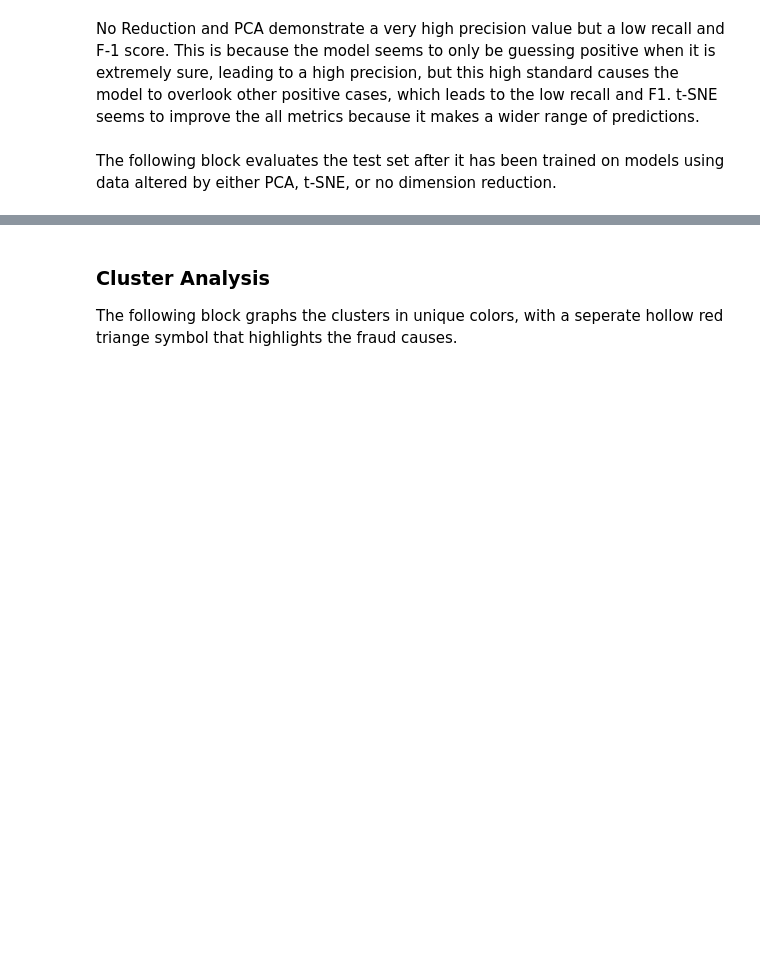
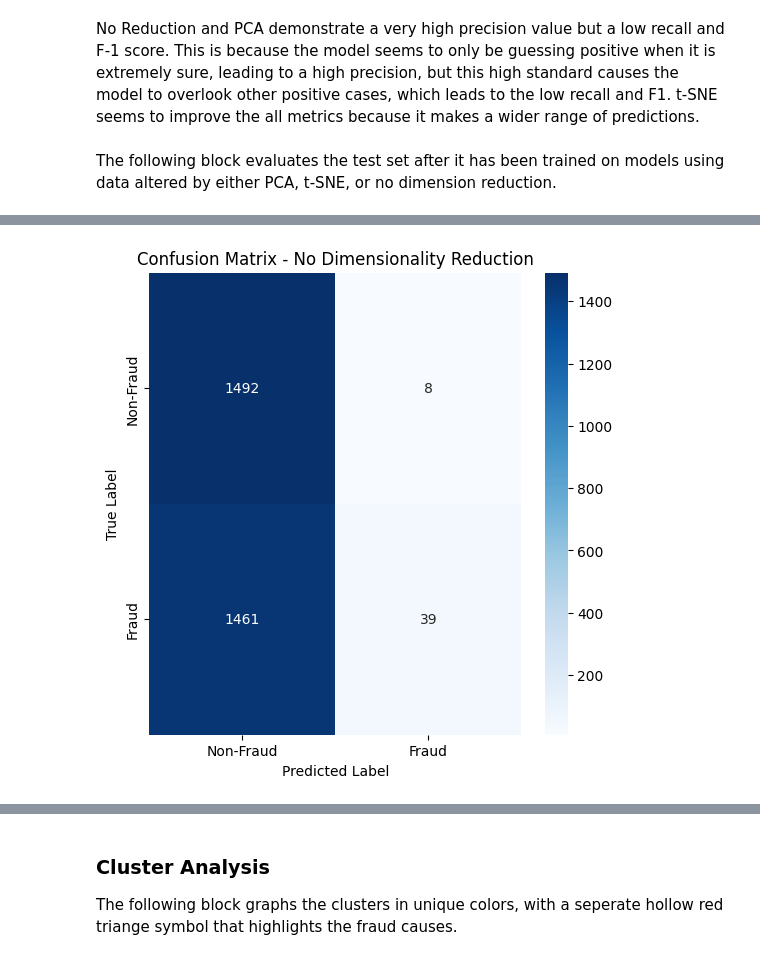
Before and after one commit to rrangelvargas/INM701, a Jupyter notebook: src/maingmm.ipynb, the cells around one changed output, grey strips where cells are left out. Cells and saved outputs as stored; diff of their text form; code cells hidden in the pictures; blank space fills up the shorter version.

```diff
--- a/src/maingmm.ipynb
+++ b/src/maingmm.ipynb
@@ -705,42 +820,71 @@ X_train, X_test, y_train, y_test = train_test_split(
     X_scaled, y, test_size=0.3, random_state=42, stratify=y
 )
 
-# evaluate test sets and store results
-methods = ["No Dimensionality Reduction", "PCA", "t-SNE"]
+method_configs = {
+    "No Dimensionality Reduction": {
+        "method": None,
+        "best_result": best_no_reduction_result
+    },
+    "PCA": {
+        "method": "PCA",
+        "best_result": best_pca_result,
+        "threshold_key": "pca_threshold"
+    },
+    "t-SNE": {
+        "method": "t-SNE",
+        "best_result": best_tsne_result,
+        "perplexity_key": "tsne_perplexity"
+    }
+}
+
+# initialize dictionaries to store evaluation results
 test_conf_matrices = {}
 reduced_test_sets = {}
 test_clusters_results = {}
 
-for method in methods:
-    if method == "No Dimensionality Reduction":
+# evaluate each method
+for method_name, config in method_configs.items():
+    print(f"\nEvaluating {method_name}")
+    method = config["method"]
+    best_result = config["best_result"]
+    n_clusters = int(best_result["n_components"])
+    covariance_type = best_result["covariance_type"]
+
+    if method == "PCA":
+        pca_threshold = best_result[config["threshold_key"]]
+        cm, X_test_reduced, test_clusters = evaluate_on_test_set(
+            X_train, X_test, y_test,
+            method="PCA",
+            pca_threshold=pca_threshold,
+            n_clusters=n_clusters,
+            covariance_type=covariance_type
+        )
+        reduced_test_sets[method_name] = X_test_reduced
+        test_clusters_results[method_name] = test_clusters
+
+    elif method == "t-SNE":
+        tsne_perplexity = best_result[config["perplexity_key"]]
+        cm, X_test_reduced, test_clusters = evaluate_on_test_set(
+            X_train, X_test, y_test,
+            method="t-SNE",
+            tsne_perplexity=tsne_perplexity,
+            n_clusters=n_clusters,
+            covariance_type=covariance_type
+        )
+        reduced_test_sets[method_name] = X_test_reduced
+        test_clusters_results[method_name] = test_clusters
+
+    else:
         cm, _, _ = evaluate_on_test_set(
-            X_train, y_train, X_test, y_test,
-            method=None
+            X_train, X_test, y_test,
+            method=None,
+            n_clusters=n_clusters,
+            covariance_type=covariance_type
         )
-    elif method == "PCA":
-        cm, X_test_reduced, test_clusters = evaluate_on_test_set(
-            X_train, y_train, X_test, y_test,
-            method="PCA",
-            pca_threshold=best_pca_threshold,
-            pca_clusters=best_pca_clusters
-        )
-        reduced_test_sets[method] = X_test_reduced
-        test_clusters_results[method] = test_clusters
-    elif method == "t-SNE":
-        cm, X_test_reduced, test_clusters = evaluate_on_test_set(
-            X_train, y_train, X_test, y_test,
-            method="t-SNE",
-            tsne_perplexity=best_perplexity,
-            tsne_clusters=best_tsne_clusters
-        )
-        reduced_test_sets[method] = X_test_reduced
-        test_clusters_results[method] = test_clusters
-    else:
-        raise ValueError(f"Unknown method: {method}")
 
-    test_conf_matrices[method] = cm  # store confusion matrices
-
+    test_conf_matrices[method_name] = cm
 
 # generate heatmaps for the confusion matrices
-for method, cm in test_conf_matrices.items():
-    plot_conf_matrix(cm, title=f"Confusion Matrix - {method}")
+for method_name, cm in test_conf_matrices.items():
+    plot_conf_matrix(cm, title=f"Confusion Matrix - {method_name}")
+# %% [output]
@@ -746,0 +911 @@ for method, cm in test_conf_matrices.items():
+[figure, added]
```
Also changed, not shown: parts of 15 cells of this notebook, 1 other file.
